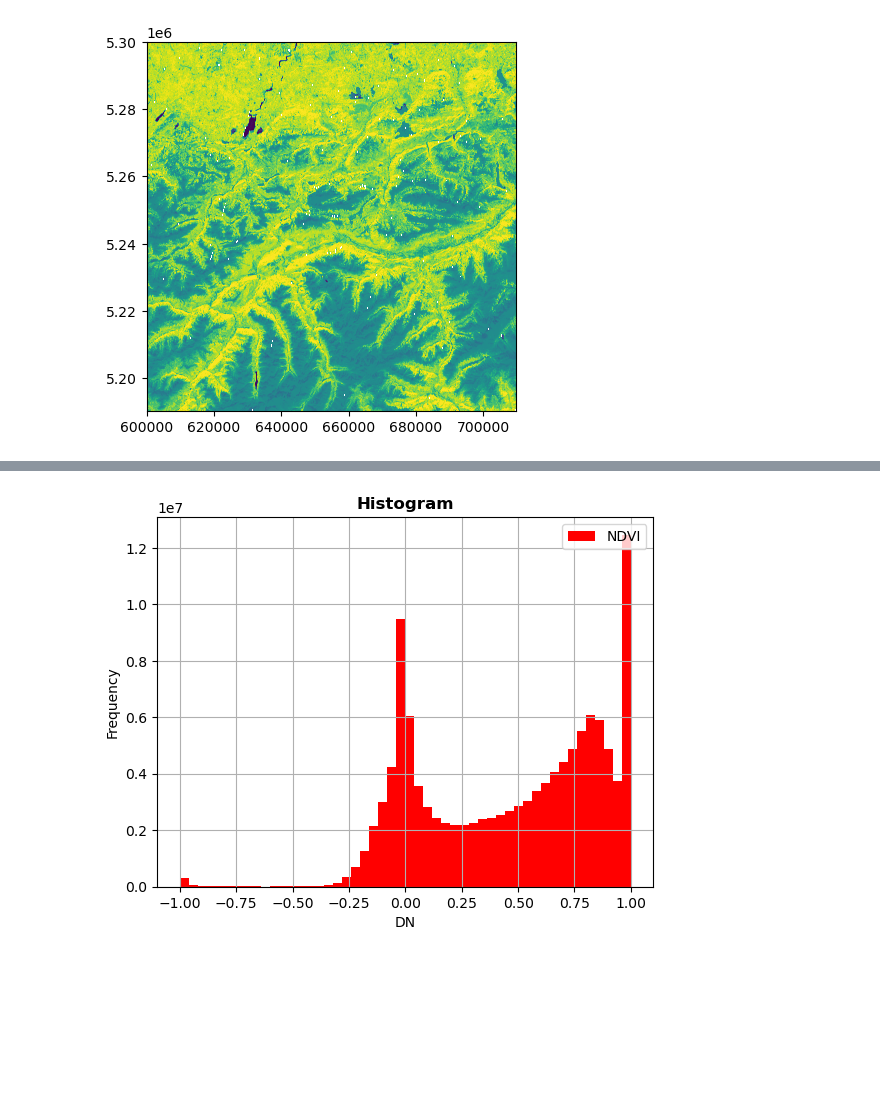
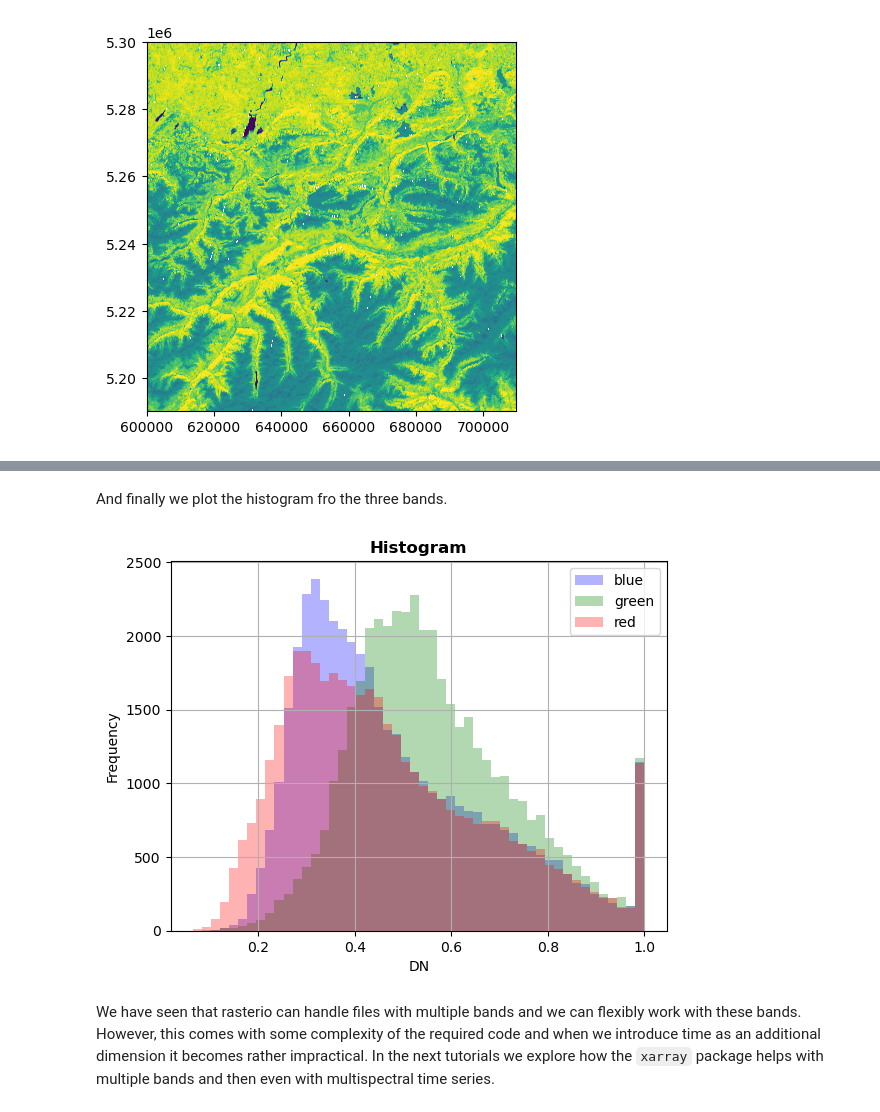
Before and after one commit to 3dgeo-heidelberg/etrainee, a Jupyter notebook: course/module0/rasterio.ipynb, the cells around one changed output, grey strips where cells are left out. Saved outputs shown, nothing was run; the diff lists cells and outputs as text; code cells hidden in the pictures; blank space fills up the shorter version.

Commit message:
extend rasterio tutorial by examples for plotting and multi-band handling

```diff
--- a/course/module0/rasterio.ipynb
+++ b/course/module0/rasterio.ipynb
@@ -125,0 +171,37 @@ with rasterio.open(data_dir / 'S2' / 'ndvi.tif') as src:
+# %%
+import numpy as np
+
+in_file = data_dir / 'S2' / '20180726T102019_20180726T102150_T32TPS.tif' # Specify the path and the filename of an image
+
+# Define what parts of the value distribution are clipped
+lower_pct = 2       # The smallest percentile that will be clipped (try e.g. 10)
+upper_pct = 98      # The largest percentile that will be clipped (try e.g. 99)
+
+# Define a percentile clip function
+def pct_clip(array,pct=[lower_pct,upper_pct]):
+    array_min, array_max = np.nanpercentile(array,pct[0]), np.nanpercentile(array,pct[1])
+    clip = (array - array_min) / (array_max - array_min)
+    clip[clip>1]=1
+    clip[clip<0]=0
+    return clip
+
+with rasterio.open(in_file) as src:
+
+    # Read RGB bands, convert to float, apply scale factor, then apply percentile clip
+    red = pct_clip(src.read(3).astype(float)/10000)
+    green = pct_clip(src.read(2).astype(float)/10000)
+    blue = pct_clip(src.read(1).astype(float)/10000)
+
+    # Copy metadata of source file to use as destination file metadata
+    dst_meta = src.meta.copy()
+    dst_meta.update({'count': 3, 'dtype': 'float32'})   # Update only the band count and the data type
+
+    # Write the RGB bands to a 3-band GeoTiff
+    with rasterio.open(
+        data_dir / 's2' / 'rgb.tif',
+        'w',
+        **dst_meta
+        ) as dst:
+        dst.write(red, 1)       # Write red band raster to first band of the file
+        dst.write(green, 2)     # Write green band raster to second band of the file
+        dst.write(blue, 3)      # Write blue band raster to third band of the file
@@ -125,0 +210,3 @@ with rasterio.open(data_dir / 'S2' / 'ndvi.tif') as src:
+# %%
+with rasterio.open(data_dir / 's2' / 'rgb.tif') as src:
+    show(src.read(), transform=src.transform)
@@ -126,6 +215,9 @@ with rasterio.open(data_dir / 'S2' / 'ndvi.tif') as src:
+# %% [markdown]
+And finally we plot the histogram fro the three bands.
 # %%
-from rasterio.plot import show_hist
-with rasterio.open(data_dir / 'S2' / 'ndvi.tif') as src:
-    show_hist(src, bins=50, label='NDVI')
+with rasterio.open(data_dir / 's2' / 'rgb.tif') as src:
+    show_hist(src, bins=50, histtype='stepfilled', lw=0.0, stacked=False, alpha=0.3, label=('red','green','blue'))
 # %% [output]
-[figure, old version]
+[figure, new version]
+# %% [markdown]
+We have seen that rasterio can handle files with multiple bands and we can flexibly work with these bands. However, this comes with some complexity of the required code and when we introduce time as an additional dimension it becomes rather impractical. In the next tutorials we explore how the `xarray` package helps with multiple bands and then even with multispectral time series.
```
Also changed, not shown: parts of 20 cells of this notebook.
